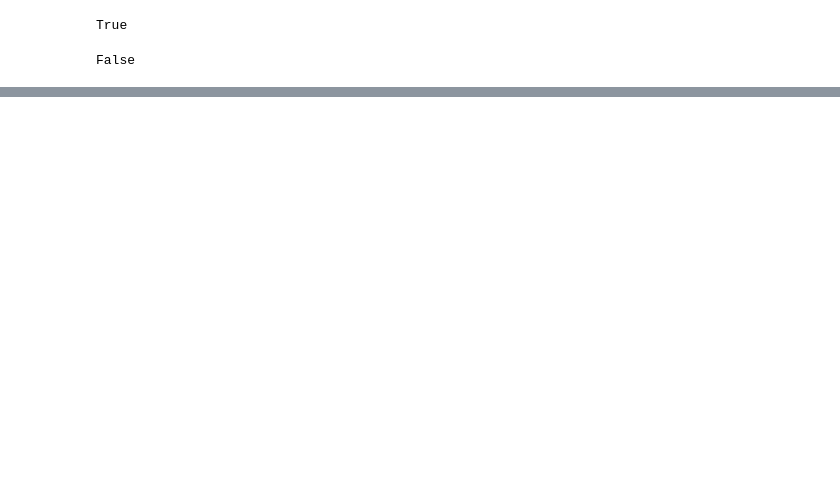
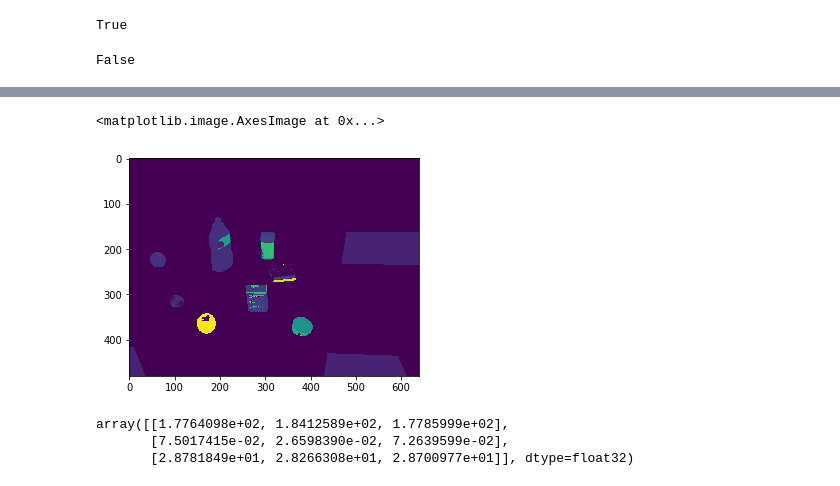
Before and after one commit to takeshi-pumas/robocup_docker, a Jupyter notebook: notebooks_ours/11_task_docker_Task1.ipynb, the cells around one changed output, grey strips where cells are left out. Drawn from its saved outputs; the diff is of its cells as text; code cells hidden in the pictures; blank space fills up the shorter version.

```diff
--- a/notebooks_ours/11_task_docker_Task1.ipynb
+++ b/notebooks_ours/11_task_docker_Task1.ipynb
@@ -1141,0 +1184,6 @@ NameError: global name 'scene' is not defined
+# %%
+image= rgbd.get_h_image()
+plt.imshow(image)
+# %% [output]
+<matplotlib.image.AxesImage at 0x...>
+[figure, added]
@@ -1141,0 +1197,6 @@ NameError: global name 'scene' is not defined
+# %%
+cc
+# %% [output]
+array([[1.7764098e+02, 1.8412589e+02, 1.7785999e+02],
+       [7.5017415e-02, 2.6598390e-02, 7.2639599e-02],
+       [2.8781849e+01, 2.8266308e+01, 2.8700977e+01]], dtype=float32)
```
Also changed, not shown: parts of 43 cells of this notebook, 9 other files.
